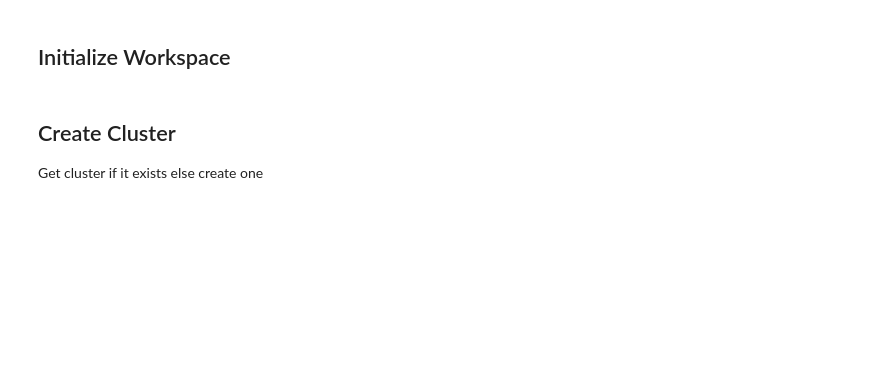
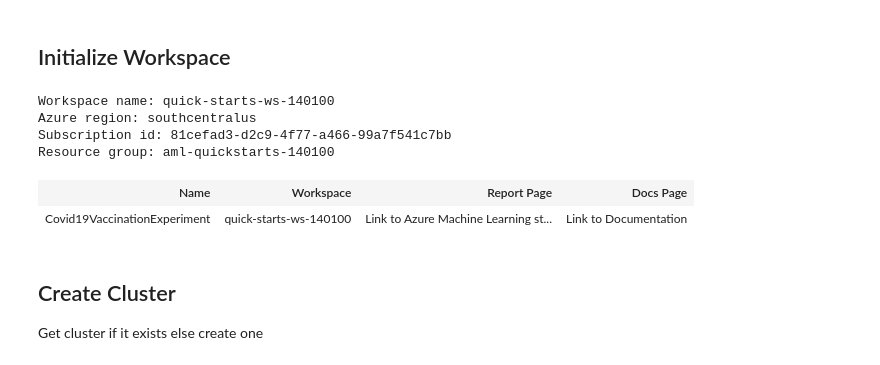
Before and after one commit to ons-cherif/Covid19-New-Cases-Classification, a Jupyter notebook: starter_file/automl.ipynb, the cells around one changed output. Drawn from its saved outputs; the diff is of its cells as text; code cells hidden in the pictures; blank space fills up the shorter version.

Commit message:
Run Experiment

```diff
--- a/starter_file/automl.ipynb
+++ b/starter_file/automl.ipynb
@@ -23,28 +21,27 @@ ModuleNotFoundError: No module named 'azureml.train.automl'
 # %% [markdown]
 ## Initialize Workspace
 # %%
-# Create a workspace, if it doesn't exist, using the AzureML SDK
-if (workspace.get(name = 'CapstoneWorkspace') == False ):
-    ws = Workspace.create(name='CapstoneWorkspace',
-               subscription_id='<azure-subscription-id>',
-               resource_group='myresourcegroup',
-               create_resource_group=True,
-               location='eastus2'
-               )
-else:
-    ws = Workspace.from_config()
+# Get current workspace from config
+ws = Workspace.from_config()
 
 ws.get_details()
 print('Workspace name: ' + ws.name,
       'Azure region: ' + ws.location,
       'Subscription id: ' + ws.subscription_id,
       'Resource group: ' + ws.resource_group, sep = '\n')
 
 project_folder = './capstone-project'
 # choose a name for experiment
 experiment_name = 'Covid19VaccinationExperiment'
 experiment=Experiment(ws, experiment_name)
 experiment
+# %% [output]
+Workspace name: quick-starts-ws-140100
+Azure region: southcentralus
+Subscription id: 81cefad3-d2c9-4f77-a466-99a7f541c7bb
+Resource group: aml-quickstarts-140100
+| Name | Workspace | Report Page | Docs Page |
+| Covid19VaccinationExperiment | quick-starts-ws-140100 | Link to Azure Machine Learning st... | Link to Documentation |
 # %% [markdown]
 ## Create Cluster
 
```
Also changed, not shown: parts of 10 cells of this notebook, 3 other files.
